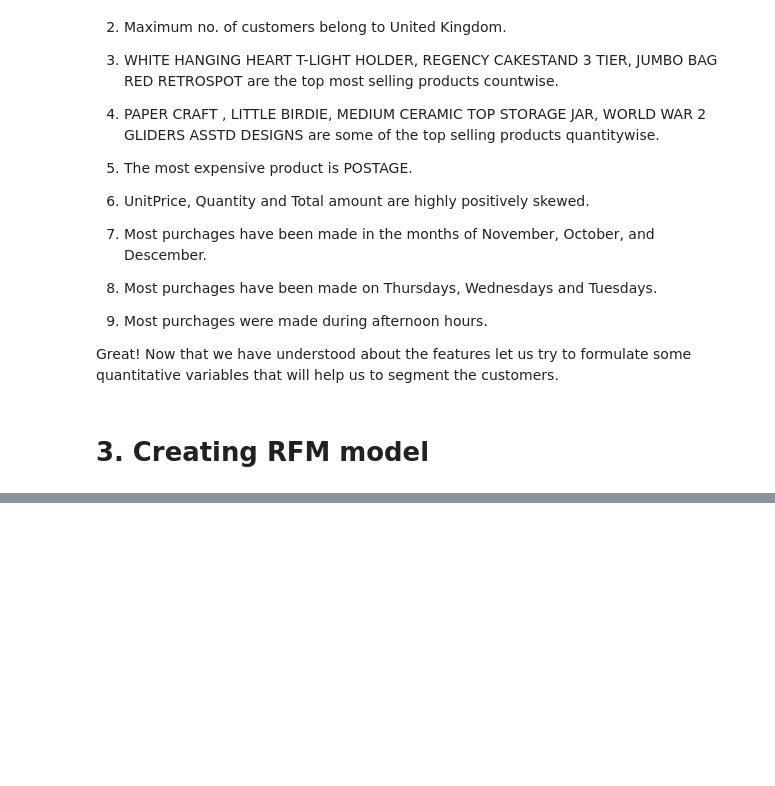
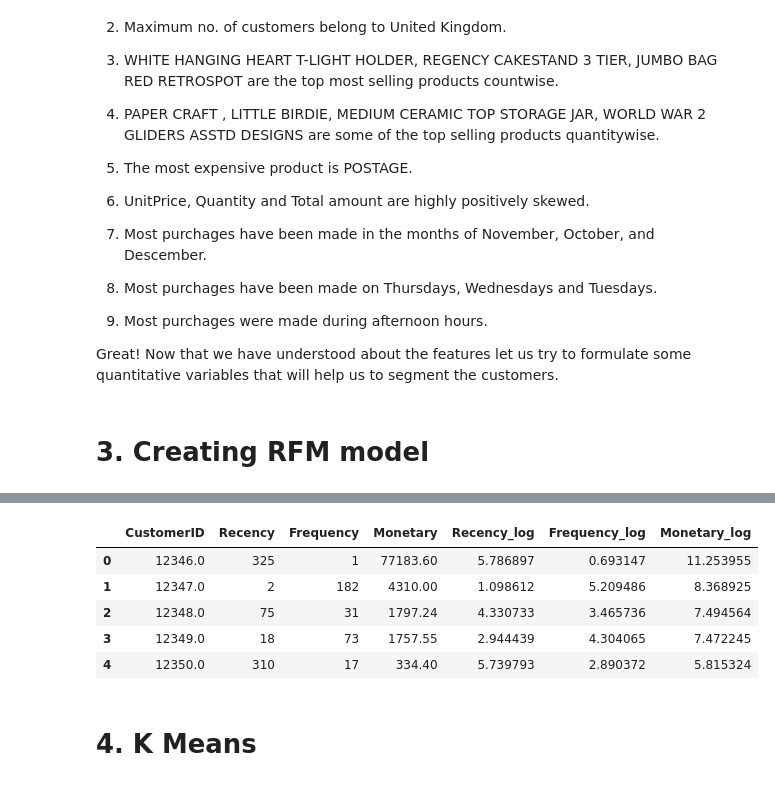
Before and after one commit to avilashsrivastava/Customer-Segmentation, a Jupyter notebook: Individual_Final_Notebook.ipynb, the cells around one changed output, grey strips where cells are left out. Drawn from its saved outputs; the diff is of its cells as text; code cells hidden in the pictures; blank space fills up the shorter version.

```diff
--- a/Individual_Final_Notebook.ipynb
+++ b/Individual_Final_Notebook.ipynb
@@ -808,0 +900,12 @@ Great! Now that we have understood about the features let us try to formulate so
+# %%
+# checking the rfm_df
+rfm_df.head()
+# %% [output]
+|  | CustomerID | Recency | Frequency | Monetary | Recency_log | Frequency_log | Monetary_log |
+| 0 | 12346.0 | 325 | 1 | 77183.60 | 5.786897 | 0.693147 | 11.253955 |
+| 1 | 12347.0 | 2 | 182 | 4310.00 | 1.098612 | 5.209486 | 8.368925 |
+| 2 | 12348.0 | 75 | 31 | 1797.24 | 4.330733 | 3.465736 | 7.494564 |
+| 3 | 12349.0 | 18 | 73 | 1757.55 | 2.944439 | 4.304065 | 7.472245 |
+| 4 | 12350.0 | 310 | 17 | 334.40 | 5.739793 | 2.890372 | 5.815324 |
+# %% [markdown]
+# **4. K Means**
```
Also changed, not shown: parts of 13 cells of this notebook.
